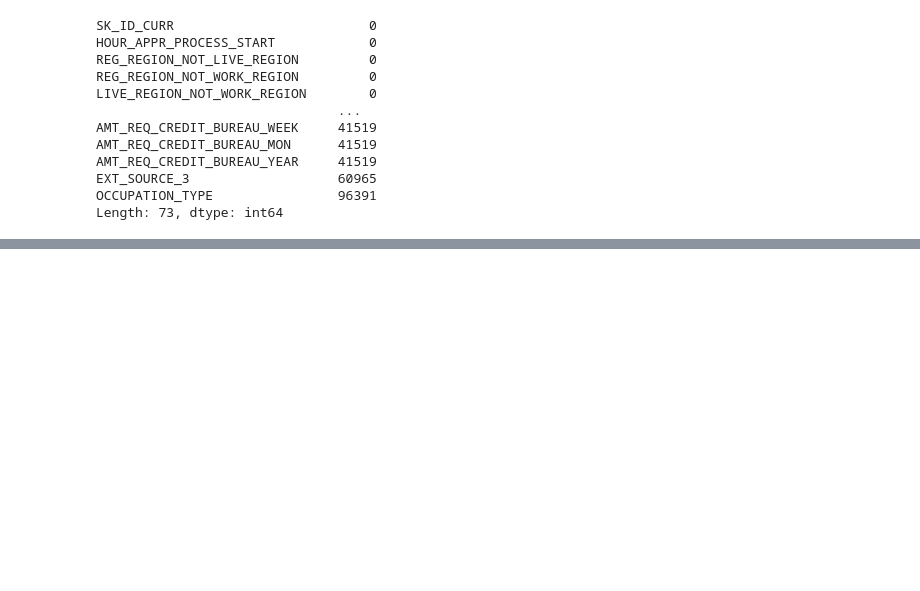
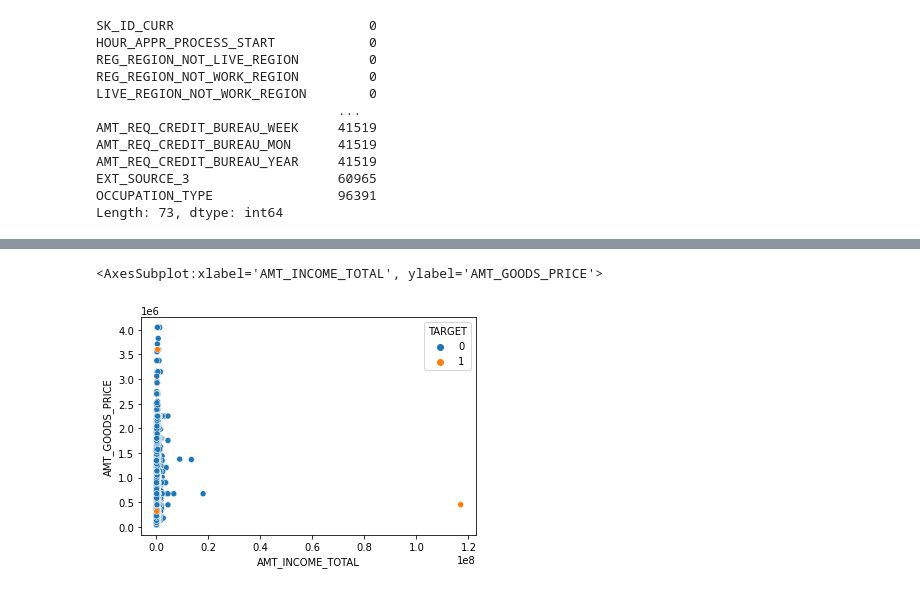
Before and after one commit to utkarsshhh/fraud-detection, a Jupyter notebook: detection-model.ipynb, the cells around one changed output, grey strips where cells are left out. Saved outputs shown, nothing was run; the diff lists cells and outputs as text; code cells hidden in the pictures; blank space fills up the shorter version.

```diff
--- a/detection-model.ipynb
+++ b/detection-model.ipynb
@@ -104,0 +126,5 @@ Length: 73, dtype: int64
+# %%
+sns.scatterplot(data = present_df,y = 'AMT_GOODS_PRICE' ,x = 'AMT_INCOME_TOTAL')
+# %% [output]
+<AxesSubplot:xlabel='AMT_INCOME_TOTAL', ylabel='AMT_GOODS_PRICE'>
+[figure, added]
```
Also changed, not shown: parts of 24 cells of this notebook.
